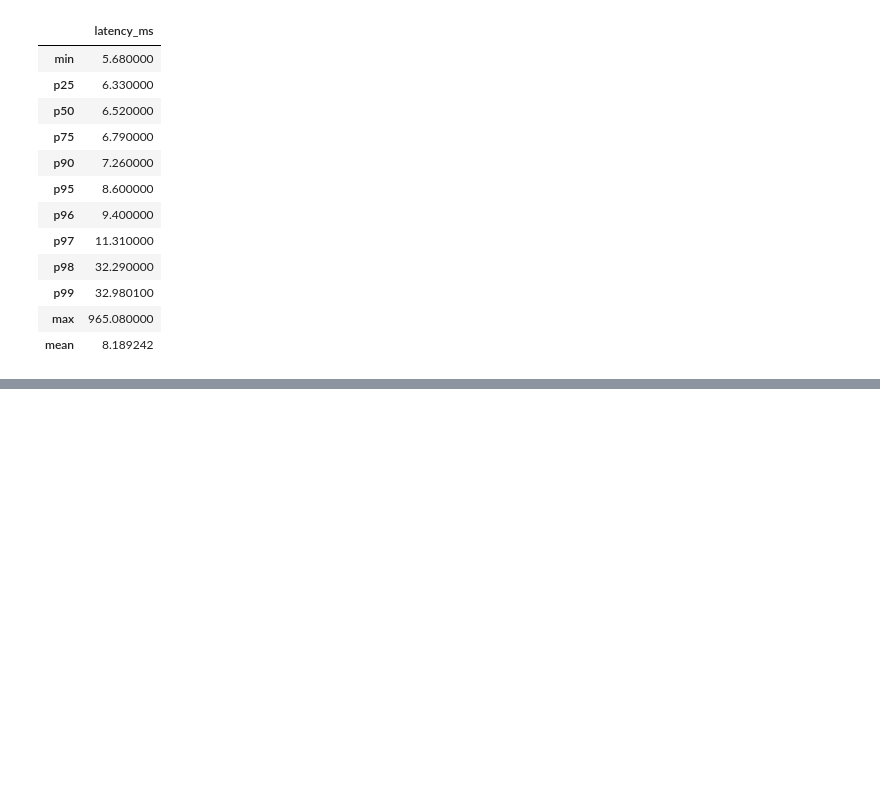
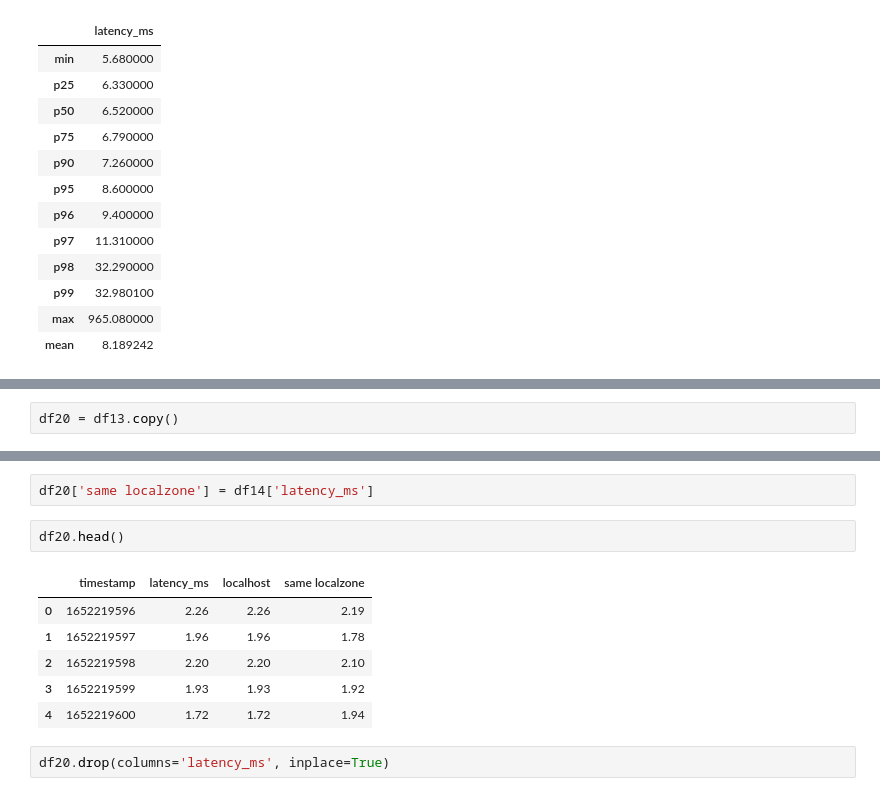
Before and after one commit to ericmelz/pinger-parser, a Jupyter notebook: jupyter/Pinger Parser Playground.ipynb, the cells around one changed output, grey strips where cells are left out. Cells and saved outputs as stored; diff of their text form; blank space fills up the shorter version.

```diff
--- a/jupyter/Pinger Parser Playground.ipynb
+++ b/jupyter/Pinger Parser Playground.ipynb
@@ -503,0 +558,2 @@ df12
+# %%
+df20 = df13.copy()
@@ -503,0 +571,13 @@ df12
+# %%
+df20['same localzone'] = df14['latency_ms']
+# %%
+df20.head()
+# %% [output]
+|  | timestamp | latency_ms | localhost | same localzone |
+| 0 | 1652219596 | 2.26 | 2.26 | 2.19 |
+| 1 | 1652219597 | 1.96 | 1.96 | 1.78 |
+| 2 | 1652219598 | 2.20 | 2.20 | 2.10 |
+| 3 | 1652219599 | 1.93 | 1.93 | 1.92 |
+| 4 | 1652219600 | 1.72 | 1.72 | 1.94 |
+# %%
+df20.drop(columns='latency_ms', inplace=True)
```
Also changed, not shown: parts of 13 cells of this notebook, 2 other files.
